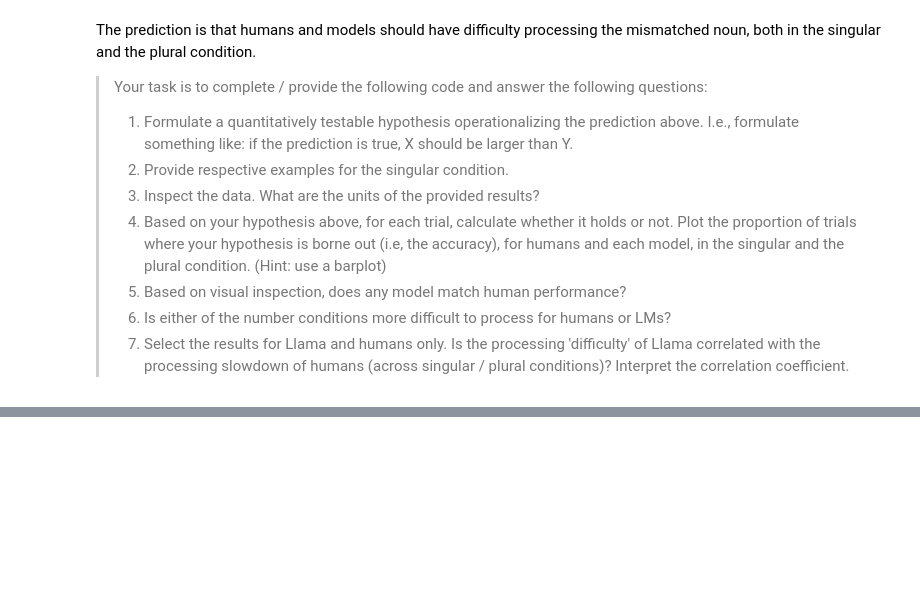
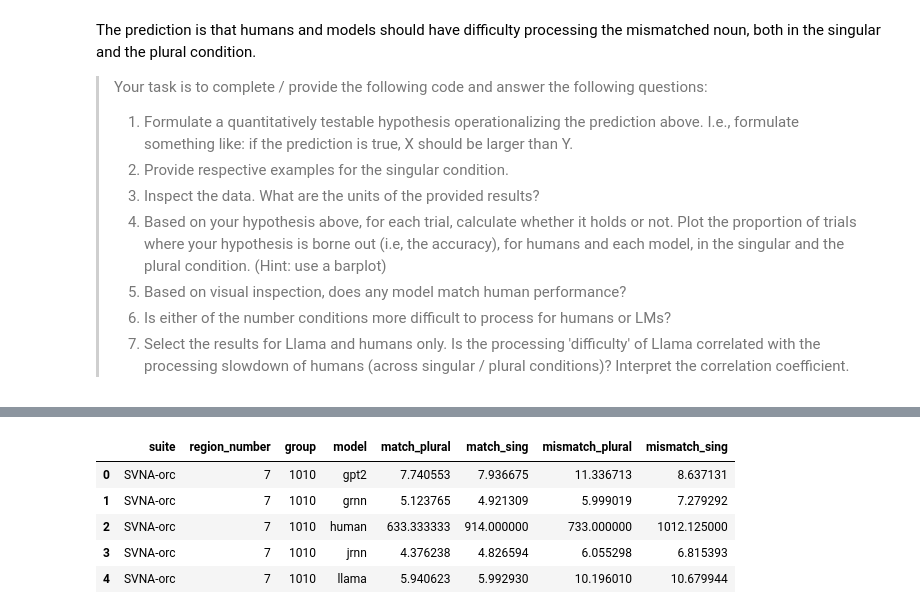
Before and after one commit to Siri-cod/LLMcourse, a Jupyter notebook: homework/Qian_Xinrui_HW4.ipynb, the cells around one changed output, grey strips where cells are left out. Saved outputs shown, nothing was run; the diff lists cells and outputs as text; code cells hidden in the pictures; blank space fills up the shorter version.

```diff
--- a/homework/Qian_Xinrui_HW4.ipynb
+++ b/homework/Qian_Xinrui_HW4.ipynb
@@ -643,3 +667,10 @@ The prediction is that humans and models should have difficulty processing the m
 # %%
-df = pd.read_csv("data/SVA_data.csv")
+df = pd.read_csv("SVA_data.csv")
 df.head()
+# %% [output]
+|  | suite | region_number | group | model | match_plural | match_sing | mismatch_plural | mismatch_sing |
+| 0 | SVNA-orc | 7 | 1010 | gpt2 | 7.740553 | 7.936675 | 11.336713 | 8.637131 |
+| 1 | SVNA-orc | 7 | 1010 | grnn | 5.123765 | 4.921309 | 5.999019 | 7.279292 |
+| 2 | SVNA-orc | 7 | 1010 | human | 633.333333 | 914.000000 | 733.000000 | 1012.125000 |
+| 3 | SVNA-orc | 7 | 1010 | jrnn | 4.376238 | 4.826594 | 6.055298 | 6.815393 |
+| 4 | SVNA-orc | 7 | 1010 | llama | 5.940623 | 5.992930 | 10.196010 | 10.679944 |
```
Also changed, not shown: parts of 7 cells of this notebook.
